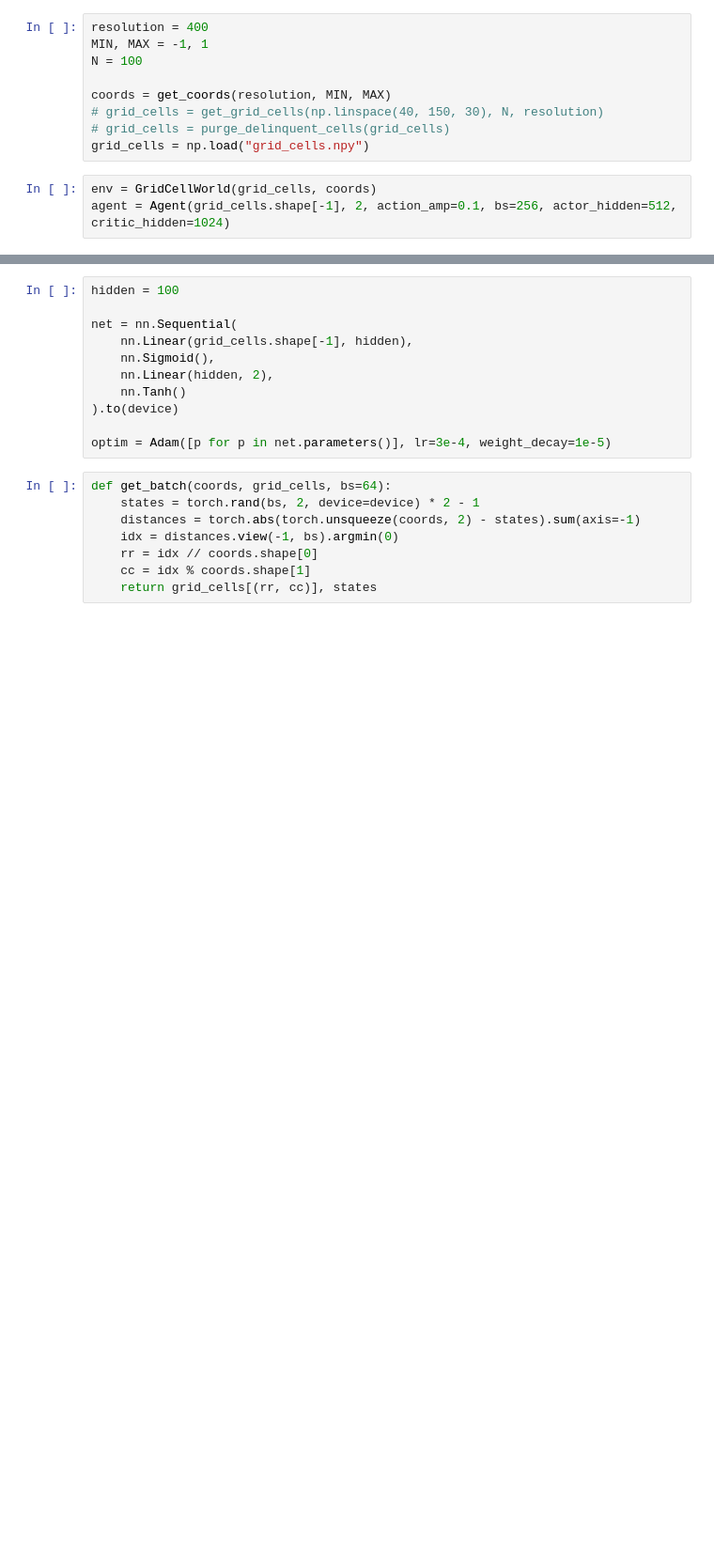
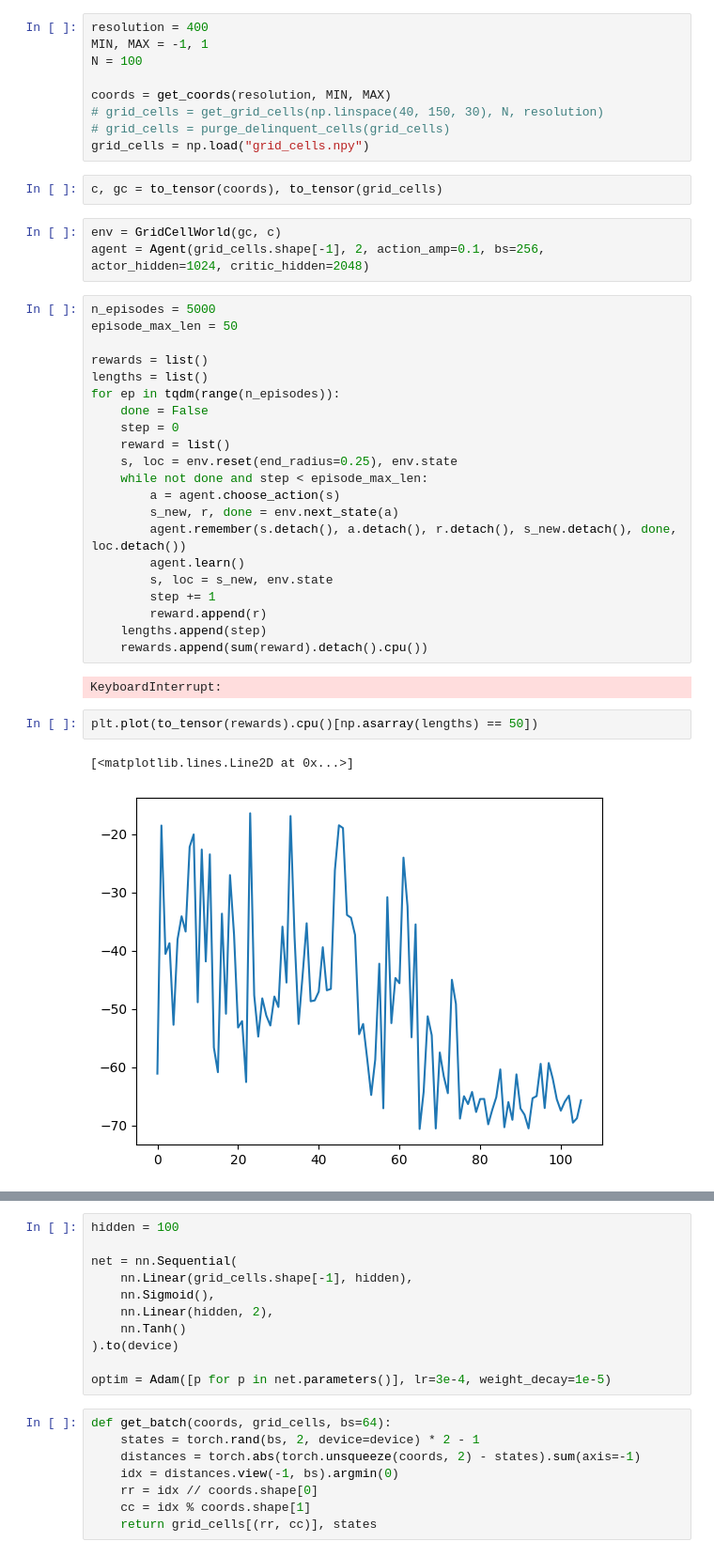
Before and after one commit to ChackMociute/Master-Thesis, a Jupyter notebook: agent.ipynb, the cells around one changed output, grey strips where cells are left out. Shown at 94% size. Cells and saved outputs as stored; diff of their text form; blank space fills up the shorter version.

```diff
--- a/agent.ipynb
+++ b/agent.ipynb
@@ -63,6 +21,36 @@ coords = get_coords(resolution, MIN, MAX)
 # grid_cells = get_grid_cells(np.linspace(40, 150, 30), N, resolution)
 # grid_cells = purge_delinquent_cells(grid_cells)
 grid_cells = np.load("grid_cells.npy")
+# %%
+c, gc = to_tensor(coords), to_tensor(grid_cells)
 # %%
-env = GridCellWorld(grid_cells, coords)
-agent = Agent(grid_cells.shape[-1], 2, action_amp=0.1, bs=256, actor_hidden=512, critic_hidden=1024)
+env = GridCellWorld(gc, c)
+agent = Agent(grid_cells.shape[-1], 2, action_amp=0.1, bs=256, actor_hidden=1024, critic_hidden=2048)
+# %%
+n_episodes = 5000
+episode_max_len = 50
+
+rewards = list()
+lengths = list()
+for ep in tqdm(range(n_episodes)):
+    done = False
+    step = 0
+    reward = list()
+    s, loc = env.reset(end_radius=0.25), env.state
+    while not done and step < episode_max_len:
+        a = agent.choose_action(s)
+        s_new, r, done = env.next_state(a)
+        agent.remember(s.detach(), a.detach(), r.detach(), s_new.detach(), done, loc.detach())
+        agent.learn()
+        s, loc = s_new, env.state
+        step += 1
+        reward.append(r)
+    lengths.append(step)
+    rewards.append(sum(reward).detach().cpu())
+# %% [output]
+KeyboardInterrupt:
+# %%
+plt.plot(to_tensor(rewards).cpu()[np.asarray(lengths) == 50])
+# %% [output]
+[<matplotlib.lines.Line2D at 0x...>]
+[figure, added]
```
Also changed, not shown: parts of 15 cells of this notebook, 3 other files.
